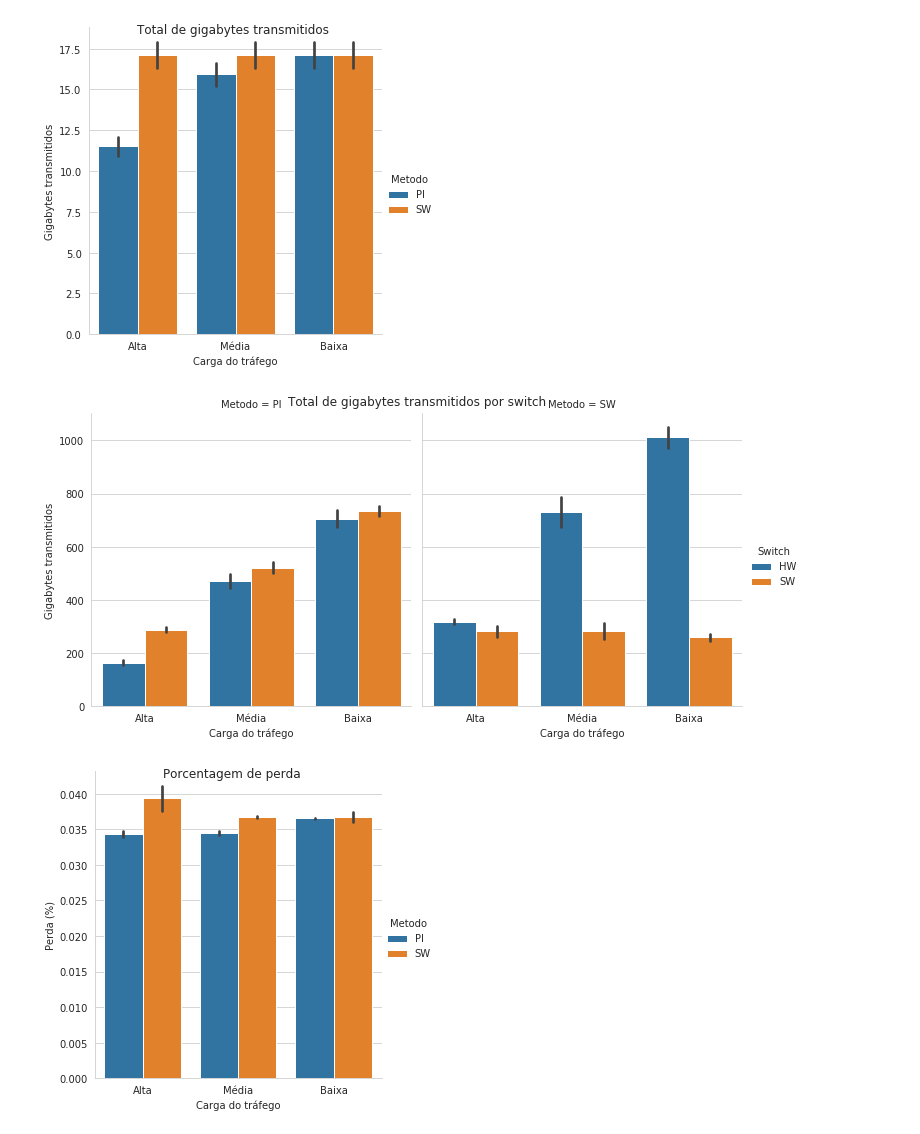
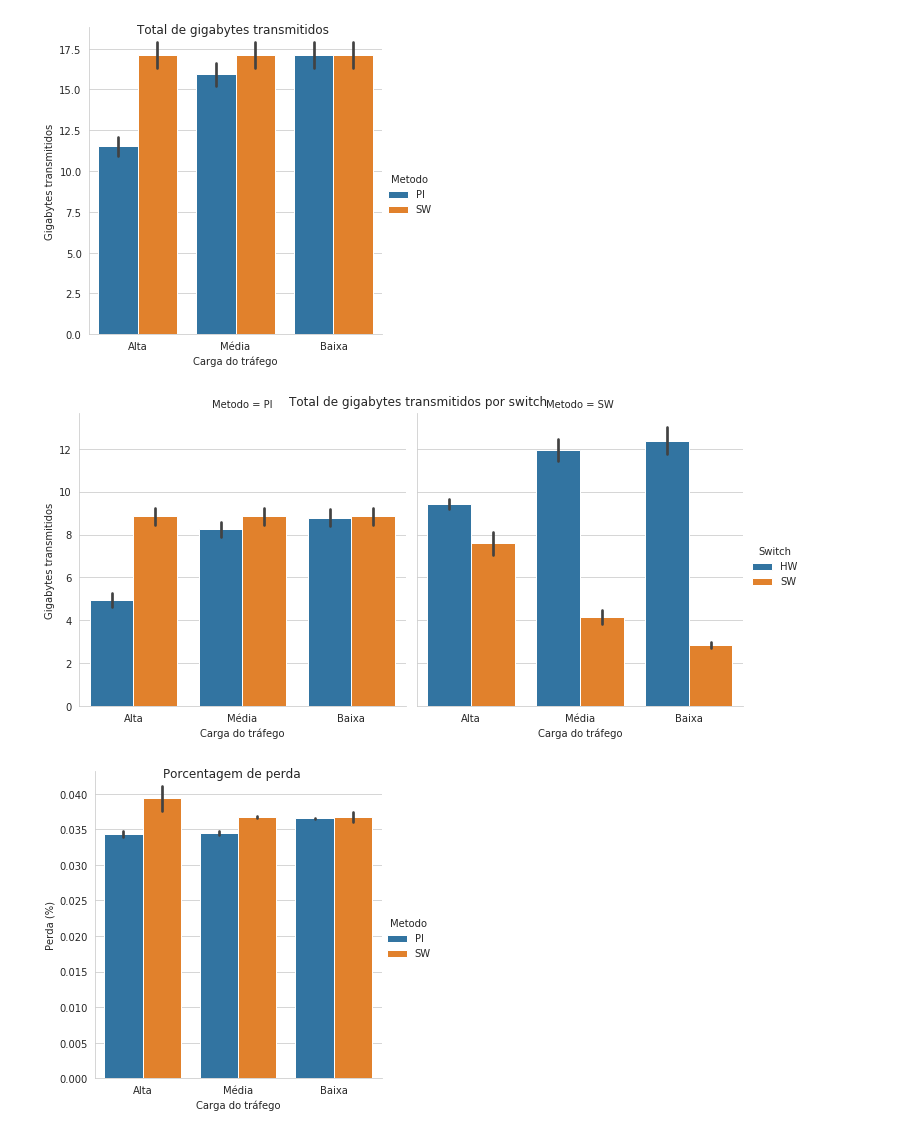
Before and after one commit to pedrobellotti/iperftestes, a Jupyter notebook: Scripts/teste.ipynb, the cells around one changed output. Cells and saved outputs as stored; diff of their text form; code cells hidden in the pictures.

Commit message:
Corrigindo grafico de trafego por switch

```diff
--- a/Scripts/teste.ipynb
+++ b/Scripts/teste.ipynb
@@ -107,19 +107,17 @@ del dfPI_txt['RegrasBloqueadas']
 dfTotal = pd.concat([dfPI_txt, dfSW_txt], ignore_index=True)
 # %%
 #Trafego em cada switch
-gpb = dfTotal.groupby(["Metodo", "TempoChegada", "Seed", "Switch"]).sum()
+gpb = dfTotal.groupby(["Metodo", "TempoChegada", "Seed", "Switch"]).max()
 sns.set_style("whitegrid")
 gpb["GBEnv"] = gpb["BytesEnviados"]/1e9
 gpb.reset_index(inplace=True)
-#gpb
+sns_plt = sns.catplot(x="TempoChegada", y="GBEnv", kind="bar", ci=95, data=gpb, hue="Switch", col="Metodo")
+sns_plt.fig.suptitle('Total de gigabytes transmitidos por switch')
+sns_plt.set_axis_labels("Carga do tráfego", "Gigabytes transmitidos").set_xticklabels(["Alta", "Média", "Baixa"])
+if (salvarGraficos):
+    sns_plt.savefig("totalgbporswitch.pdf")
+# %% [output]
+[figure, added]
-# %%
-sns_plt = sns.catplot(x="TempoChegada", y="GBEnv", kind="bar", ci=95, data=gpb, hue="Switch", col="Metodo")
-sns_plt.fig.suptitle('Total de gigabytes transmitidos por switch')
-sns_plt.set_axis_labels("Carga do tráfego", "Gigabytes transmitidos").set_xticklabels(["Alta", "Média", "Baixa"])
-if (salvarGraficos):
-    sns_plt.savefig("totalgbporswitch.pdf")
-# %% [output]
-[figure, removed]
 # %%
 #Perda de pacotes total
 gpb = dfServer.groupby(["Metodo", "TempoChegada", "Seed"]).sum()
```
